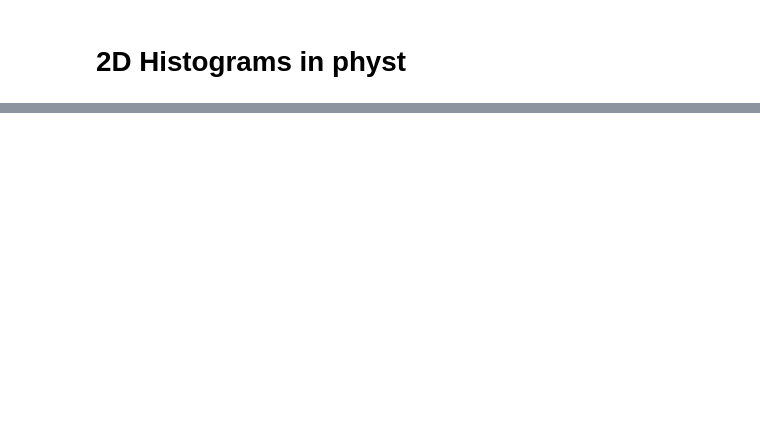
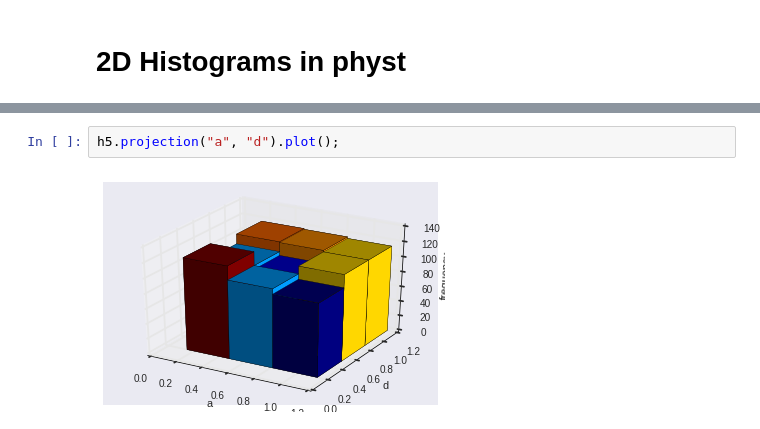
Before and after one commit to janpipek/physt, a Jupyter notebook: doc/2D Histograms.ipynb, the cells around one changed output, grey strips where cells are left out. Saved outputs shown, nothing was run; the diff lists cells and outputs as text; blank space fills up the shorter version.

```diff
--- a/doc/2D Histograms.ipynb
+++ b/doc/2D Histograms.ipynb
@@ -35,0 +93,4 @@ ax = h2.plot(ax=ax)
+# %%
+h5.projection("a", "d").plot();
+# %% [output]
+[figure, added]
```
Also changed, not shown: parts of 25 cells of this notebook, 4 other files.
